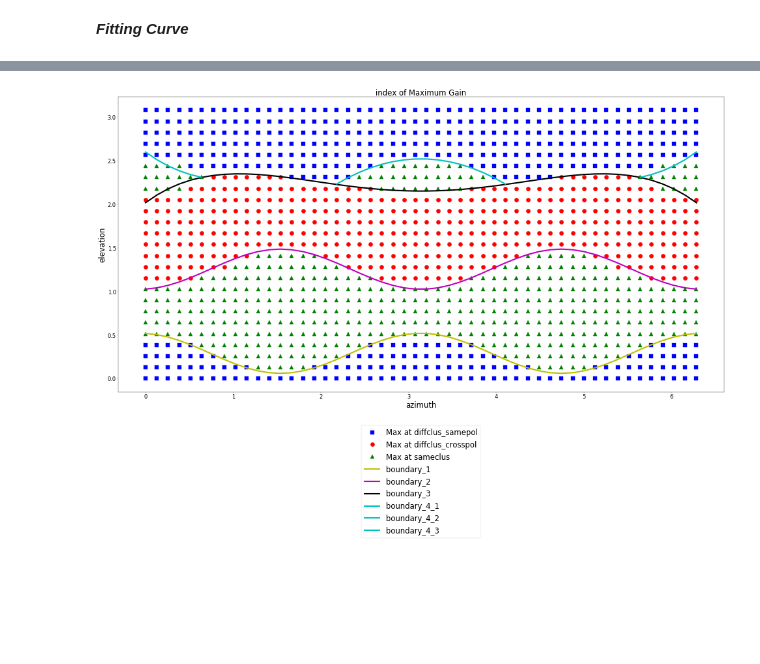
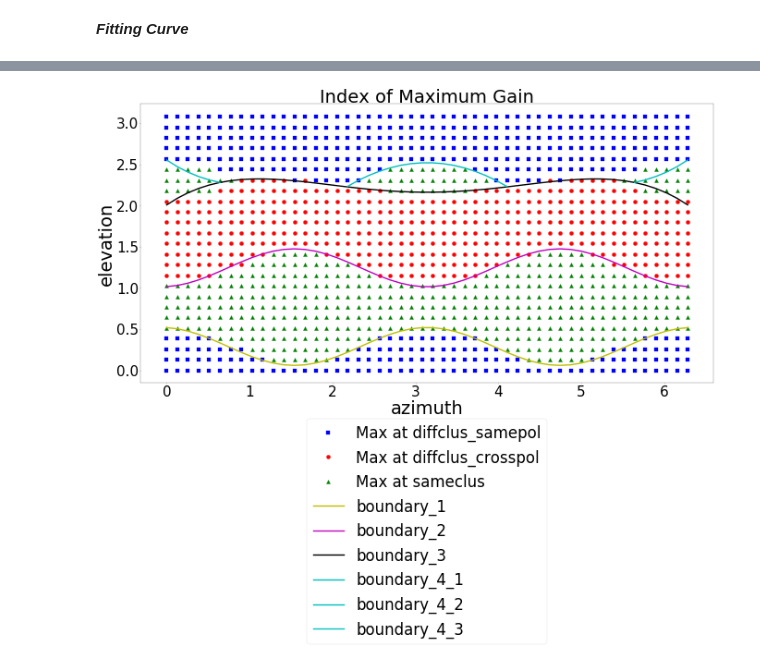
Before and after one commit to dienhoa/hybrid_beamforming_notebook, a Jupyter notebook: Gain Analyse.ipynb, the cells around one changed output, grey strips where cells are left out. Drawn from its saved outputs; the diff is of its cells as text; code cells hidden in the pictures; blank space fills up the shorter version.

```diff
--- a/Gain Analyse.ipynb
+++ b/Gain Analyse.ipynb
@@ -396,25 +393,25 @@ plt.scatter(boundary_4_3[0,:],boundary_4_3[1,:])
 # %%
-fig = plt.figure(figsize=(40,20), dpi=30)
+fig = plt.figure(figsize=(40,20), dpi=20)
 plt.plot(azi_diffclus_samepol*2*np.pi/(angle_number-1),ele_diffclus_samepol*2*np.pi/(angle_number-1),'bs', markersize = 15, label="Max at diffclus_samepol")
 plt.plot(azi_diffclus_crosspol*2*np.pi/(angle_number-1),ele_diffclus_crosspol*2*np.pi/(angle_number-1),'ro', markersize = 15, label="Max at diffclus_crosspol")
 plt.plot(azi_sameclus*2*np.pi/(angle_number-1),ele_sameclus*2*np.pi/(angle_number-1),'g^', markersize = 15, label="Max at sameclus")
 
 plt.plot(boundary_1[0,:], fit_bound1, 'y-',lw=5,label='boundary_1')
 plt.plot(boundary_2[0,:], fit_bound2, 'm-',lw=5,label='boundary_2')
 plt.plot(boundary_3[0,:], p(boundary_3[0,:]), 'k-',lw=5,label='boundary_3')
 plt.plot(boundary_4_1[0,:], p1(boundary_4_1[0,:]), 'c-',lw=5,label='boundary_4_1')
 plt.plot(boundary_3[0,17:-17], p2(boundary_3[0,17:-17]), 'c-',lw=5,label='boundary_4_2')
 
 plt.plot(boundary_4_3[0,:], p1(boundary_4_3[0,:]), 'c-', lw=5,label='boundary_4_3')
 
 
-plt.title('index of Maximum Gain', fontsize = 28)
-plt.xlabel('azimuth',fontsize=28)
-plt.ylabel('elevation',fontsize=28)
-plt.legend(loc=9, bbox_to_anchor=(0.5, -0.1), prop={'size': 28})
-plt.tick_params(axis='both', which='major', labelsize=20)
+plt.title('Index of Maximum Gain', fontsize = 70)
+plt.xlabel('azimuth',fontsize=70)
+plt.ylabel('elevation',fontsize=70)
+plt.legend(loc=9, bbox_to_anchor=(0.5, -0.1), prop={'size': 60})
+plt.tick_params(axis='both', which='major', labelsize=55)
 # %% [output]
-[figure, old version]
+[figure, new version]
 # %%
 bound1_para = np.copy(popt_boun1)
 bound2_para = np.copy(popt_boun2)
```
Also changed, not shown: parts of 16 cells of this notebook, 5 other files.
